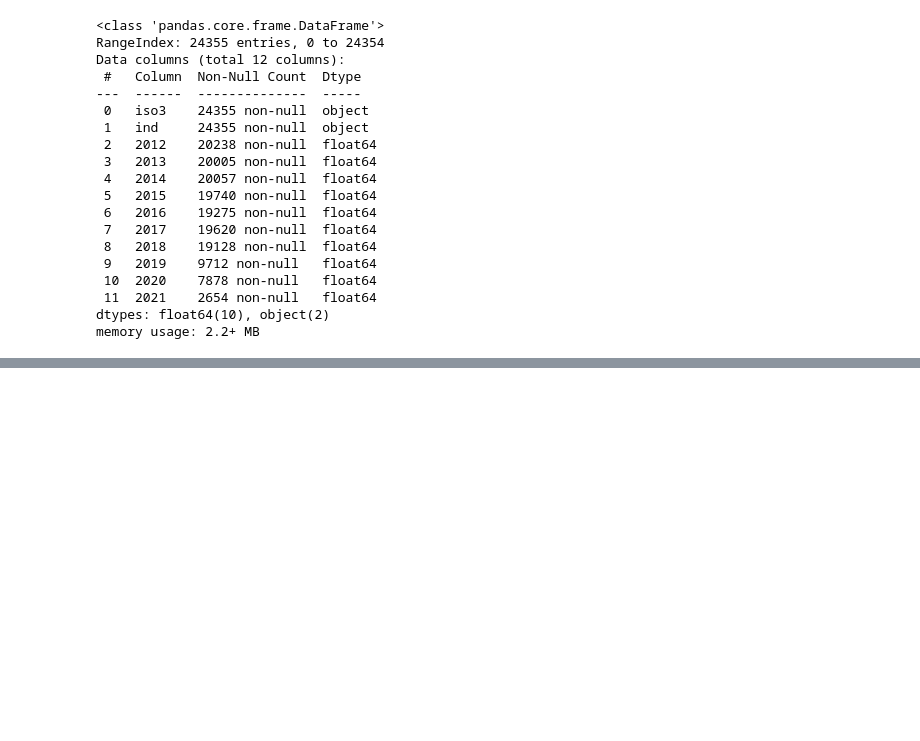
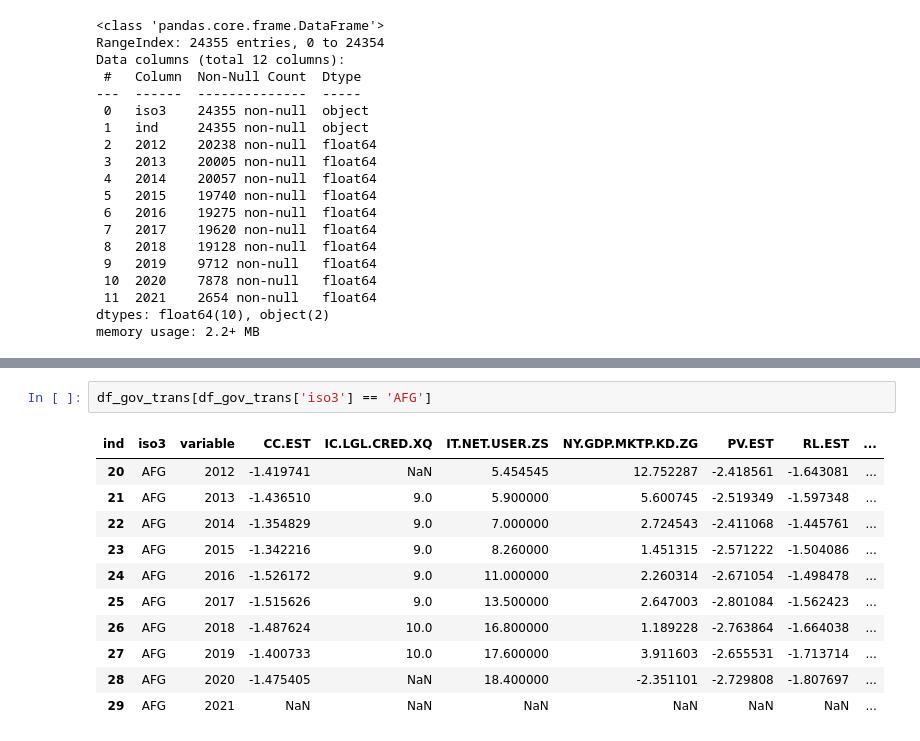
Before and after one commit to capstone-travel-index/better_travel_index, a Jupyter notebook: esg_data.ipynb, the cells around one changed output, grey strips where cells are left out. Drawn from its saved outputs; the diff is of its cells as text; blank space fills up the shorter version.

```diff
--- a/esg_data.ipynb
+++ b/esg_data.ipynb
@@ -206,0 +464,14 @@ df_esg.head()
+# %%
+df_gov_trans[df_gov_trans['iso3'] == 'AFG']
+# %% [output]
+| ind | iso3 | variable | CC.EST | IC.LGL.CRED.XQ | IT.NET.USER.ZS | NY.GDP.MKTP.KD.ZG | PV.EST | RL.EST | ... |
+| 20 | AFG | 2012 | -1.419741 | NaN | 5.454545 | 12.752287 | -2.418561 | -1.643081 | ... |
+| 21 | AFG | 2013 | -1.436510 | 9.0 | 5.900000 | 5.600745 | -2.519349 | -1.597348 | ... |
+| 22 | AFG | 2014 | -1.354829 | 9.0 | 7.000000 | 2.724543 | -2.411068 | -1.445761 | ... |
+| 23 | AFG | 2015 | -1.342216 | 9.0 | 8.260000 | 1.451315 | -2.571222 | -1.504086 | ... |
+| 24 | AFG | 2016 | -1.526172 | 9.0 | 11.000000 | 2.260314 | -2.671054 | -1.498478 | ... |
+| 25 | AFG | 2017 | -1.515626 | 9.0 | 13.500000 | 2.647003 | -2.801084 | -1.562423 | ... |
+| 26 | AFG | 2018 | -1.487624 | 10.0 | 16.800000 | 1.189228 | -2.763864 | -1.664038 | ... |
+| 27 | AFG | 2019 | -1.400733 | 10.0 | 17.600000 | 3.911603 | -2.655531 | -1.713714 | ... |
+| 28 | AFG | 2020 | -1.475405 | NaN | 18.400000 | -2.351101 | -2.729808 | -1.807697 | ... |
+| 29 | AFG | 2021 | NaN | NaN | NaN | NaN | NaN | NaN | ... |
```
Also changed, not shown: parts of 43 cells of this notebook.
